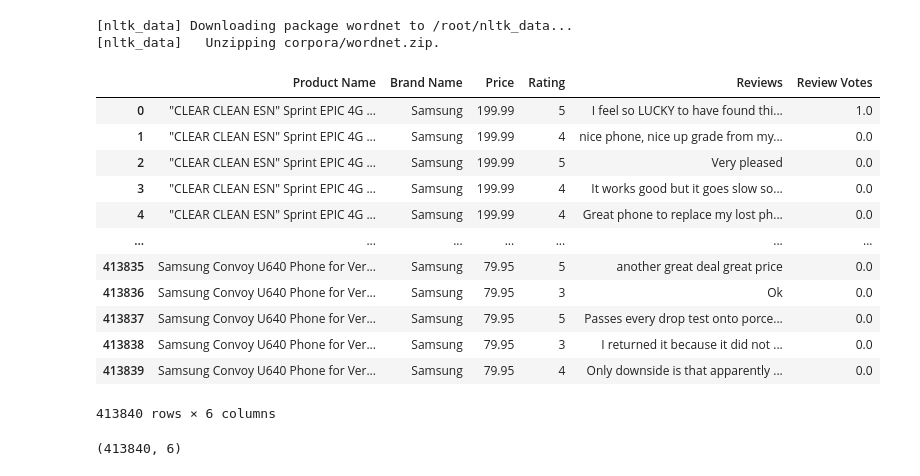
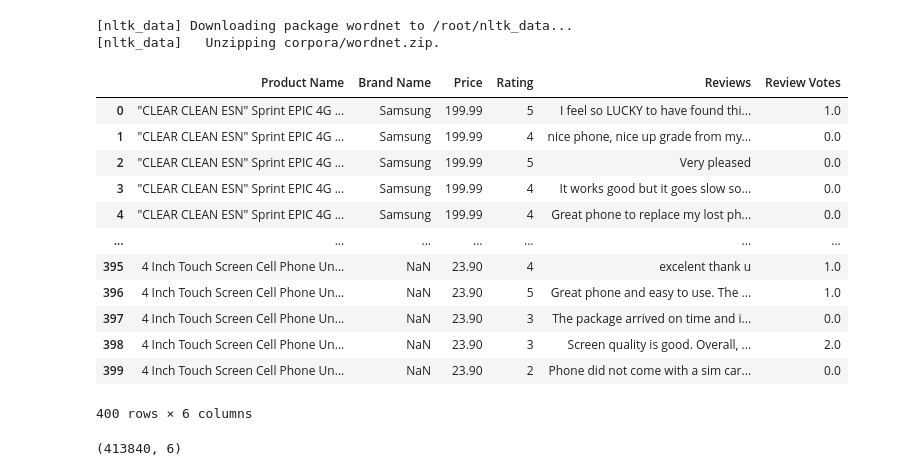
Before and after one commit to Nagmashaik123/Nagma_INFO5731_Spring2021, a Jupyter notebook: In_Class_exercises_10.ipynb, the cells around one changed output. Saved outputs shown, nothing was run; the diff lists cells and outputs as text; code cells hidden in the pictures.

```diff
--- a/In_Class_exercises_10.ipynb
+++ b/In_Class_exercises_10.ipynb
@@ -41,21 +41,21 @@ import matplotlib.pyplot as plt
 #load the data
 data=pd.read_csv("Amazon_Unlocked_Mobile.csv")
 # %%
-data
+data[:400]
 # %% [output]
 |  | Product Name | Brand Name | Price | Rating | Reviews | Review Votes |
 | 0 | "CLEAR CLEAN ESN" Sprint EPIC 4G ... | Samsung | 199.99 | 5 | I feel so LUCKY to have found thi... | 1.0 |
 | 1 | "CLEAR CLEAN ESN" Sprint EPIC 4G ... | Samsung | 199.99 | 4 | nice phone, nice up grade from my... | 0.0 |
 | 2 | "CLEAR CLEAN ESN" Sprint EPIC 4G ... | Samsung | 199.99 | 5 | Very pleased | 0.0 |
 | 3 | "CLEAR CLEAN ESN" Sprint EPIC 4G ... | Samsung | 199.99 | 4 | It works good but it goes slow so... | 0.0 |
 | 4 | "CLEAR CLEAN ESN" Sprint EPIC 4G ... | Samsung | 199.99 | 4 | Great phone to replace my lost ph... | 0.0 |
 | ... | ... | ... | ... | ... | ... | ... |
-| 413835 | Samsung Convoy U640 Phone for Ver... | Samsung | 79.95 | 5 | another great deal great price | 0.0 |
-| 413836 | Samsung Convoy U640 Phone for Ver... | Samsung | 79.95 | 3 | Ok | 0.0 |
-| 413837 | Samsung Convoy U640 Phone for Ver... | Samsung | 79.95 | 5 | Passes every drop test onto porce... | 0.0 |
-| 413838 | Samsung Convoy U640 Phone for Ver... | Samsung | 79.95 | 3 | I returned it because it did not ... | 0.0 |
-| 413839 | Samsung Convoy U640 Phone for Ver... | Samsung | 79.95 | 4 | Only downside is that apparently ... | 0.0 |
+| 395 | 4 Inch Touch Screen Cell Phone Un... | NaN | 23.90 | 4 | excelent thank u | 1.0 |
+| 396 | 4 Inch Touch Screen Cell Phone Un... | NaN | 23.90 | 5 | Great phone and easy to use. The ... | 1.0 |
+| 397 | 4 Inch Touch Screen Cell Phone Un... | NaN | 23.90 | 3 | The package arrived on time and i... | 0.0 |
+| 398 | 4 Inch Touch Screen Cell Phone Un... | NaN | 23.90 | 3 | Screen quality is good. Overall, ... | 2.0 |
+| 399 | 4 Inch Touch Screen Cell Phone Un... | NaN | 23.90 | 2 | Phone did not come with a sim car... | 0.0 |
-413840 rows × 6 columns
+400 rows × 6 columns
 # %%
 data.shape
 # %% [output]
```
Also changed, not shown: parts of 13 cells of this notebook.
